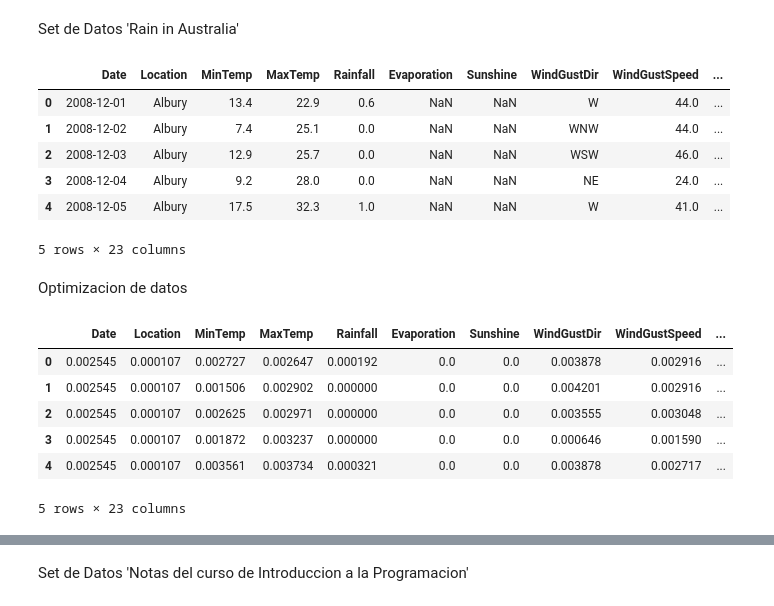
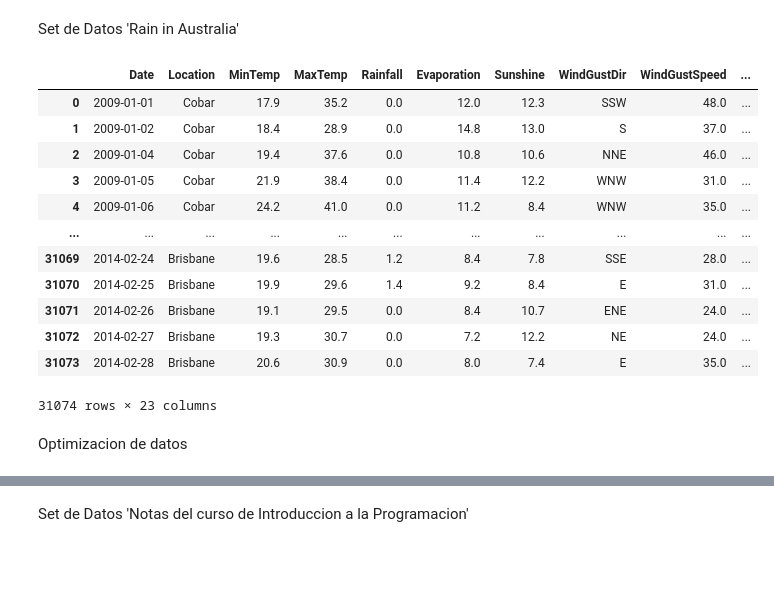
Before and after one commit to Heineken97/ReconocimientoPatrones-Proyecto1, a Jupyter notebook: AlgoritmosAprendizajeSupervisado.ipynb, the cells around one changed output, grey strips where cells are left out. Saved outputs shown, nothing was run; the diff lists cells and outputs as text; code cells hidden in the pictures; blank space fills up the shorter version.

```diff
--- a/AlgoritmosAprendizajeSupervisado.ipynb
+++ b/AlgoritmosAprendizajeSupervisado.ipynb
@@ -11,46 +11,25 @@ from sklearn.metrics import accuracy_score
 # %% [markdown]
 Set de Datos 'Rain in Australia'
 # %%
-df = pd.read_csv("SetDatos/weatherAUS.csv")
-df.head()
+df = pd.read_csv("weatherAUS.csv")
+
+df = df.dropna()
+df = df.reset_index(drop=True)
+
+df
 # %% [output]
 |  | Date | Location | MinTemp | MaxTemp | Rainfall | Evaporation | Sunshine | WindGustDir | WindGustSpeed | ... |
-| 0 | 2008-12-01 | Albury | 13.4 | 22.9 | 0.6 | NaN | NaN | W | 44.0 | ... |
-| 1 | 2008-12-02 | Albury | 7.4 | 25.1 | 0.0 | NaN | NaN | WNW | 44.0 | ... |
-| 2 | 2008-12-03 | Albury | 12.9 | 25.7 | 0.0 | NaN | NaN | WSW | 46.0 | ... |
-| 3 | 2008-12-04 | Albury | 9.2 | 28.0 | 0.0 | NaN | NaN | NE | 24.0 | ... |
-| 4 | 2008-12-05 | Albury | 17.5 | 32.3 | 1.0 | NaN | NaN | W | 41.0 | ... |
+| 0 | 2009-01-01 | Cobar | 17.9 | 35.2 | 0.0 | 12.0 | 12.3 | SSW | 48.0 | ... |
+| 1 | 2009-01-02 | Cobar | 18.4 | 28.9 | 0.0 | 14.8 | 13.0 | S | 37.0 | ... |
+| 2 | 2009-01-04 | Cobar | 19.4 | 37.6 | 0.0 | 10.8 | 10.6 | NNE | 46.0 | ... |
+| 3 | 2009-01-05 | Cobar | 21.9 | 38.4 | 0.0 | 11.4 | 12.2 | WNW | 31.0 | ... |
+| 4 | 2009-01-06 | Cobar | 24.2 | 41.0 | 0.0 | 11.2 | 8.4 | WNW | 35.0 | ... |
+| ... | ... | ... | ... | ... | ... | ... | ... | ... | ... | ... |
+| 31069 | 2014-02-24 | Brisbane | 19.6 | 28.5 | 1.2 | 8.4 | 7.8 | SSE | 28.0 | ... |
+| 31070 | 2014-02-25 | Brisbane | 19.9 | 29.6 | 1.4 | 9.2 | 8.4 | E | 31.0 | ... |
+| 31071 | 2014-02-26 | Brisbane | 19.1 | 29.5 | 0.0 | 8.4 | 10.7 | ENE | 24.0 | ... |
+| 31072 | 2014-02-27 | Brisbane | 19.3 | 30.7 | 0.0 | 7.2 | 12.2 | NE | 24.0 | ... |
+| 31073 | 2014-02-28 | Brisbane | 20.6 | 30.9 | 0.0 | 8.0 | 7.4 | E | 35.0 | ... |
-5 rows × 23 columns
+31074 rows × 23 columns
 # %% [markdown]
 Optimizacion de datos
-# %%
-dictDIR = { 'N': 0,'NNE': 22.5,'NE': 45,'ENE': 67.5,'E': 90,'ESE': 112.5,'SE': 135,'SSE': 157.5,'S': 180,'SSW': 202.5,'SW': 225,'WSW': 247.5,'W': 270,'WNW':292.5 ,'NW':315 ,'NNW':337.5}
-dictlluv={'No':0,'Yes':1}
-
-
-label_encoder = LabelEncoder()
-df = df.dropna(subset=['RainTomorrow','RainToday','WindGustDir','WindDir9am'])
-df['WindGustDir'] = df['WindGustDir'].map(dictDIR)
-df['WindDir9am'] = df['WindDir9am'].map(dictDIR)
-df['WindDir3pm'] = df['WindDir3pm'].map(dictDIR)
-df['RainToday'] = df['RainToday'].map(dictlluv)
-df['RainTomorrow'] = df['RainTomorrow'].map(dictlluv)
-df['RainTomorrow'] = label_encoder.fit_transform(df['RainTomorrow'])
-df['Location'] = label_encoder.fit_transform(df['Location'])
-df['Date'] = pd.to_datetime(df['Date']).apply(lambda x: x.value)
-
-
-df = df.fillna(0)
-names = df.columns
-df = preprocessing.normalize(df, axis=0)
-
-df= pd.DataFrame(df, columns=names)
-df.head()
-# %% [output]
-|  | Date | Location | MinTemp | MaxTemp | Rainfall | Evaporation | Sunshine | WindGustDir | WindGustSpeed | ... |
-| 0 | 0.002545 | 0.000107 | 0.002727 | 0.002647 | 0.000192 | 0.0 | 0.0 | 0.003878 | 0.002916 | ... |
-| 1 | 0.002545 | 0.000107 | 0.001506 | 0.002902 | 0.000000 | 0.0 | 0.0 | 0.004201 | 0.002916 | ... |
-| 2 | 0.002545 | 0.000107 | 0.002625 | 0.002971 | 0.000000 | 0.0 | 0.0 | 0.003555 | 0.003048 | ... |
-| 3 | 0.002545 | 0.000107 | 0.001872 | 0.003237 | 0.000000 | 0.0 | 0.0 | 0.000646 | 0.001590 | ... |
-| 4 | 0.002545 | 0.000107 | 0.003561 | 0.003734 | 0.000321 | 0.0 | 0.0 | 0.003878 | 0.002717 | ... |
-5 rows × 23 columns
```
Also changed, not shown: parts of 9 cells of this notebook.
